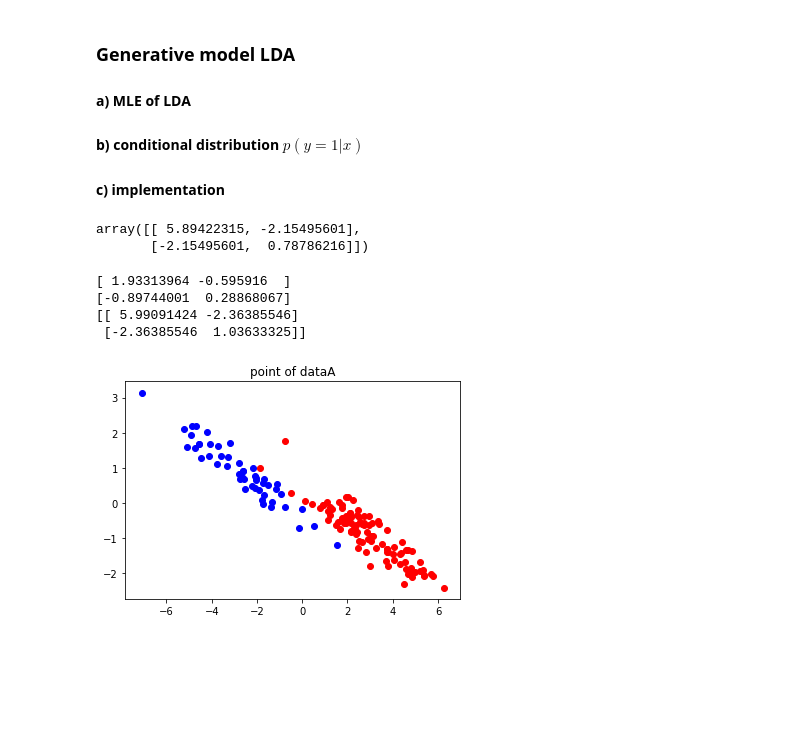
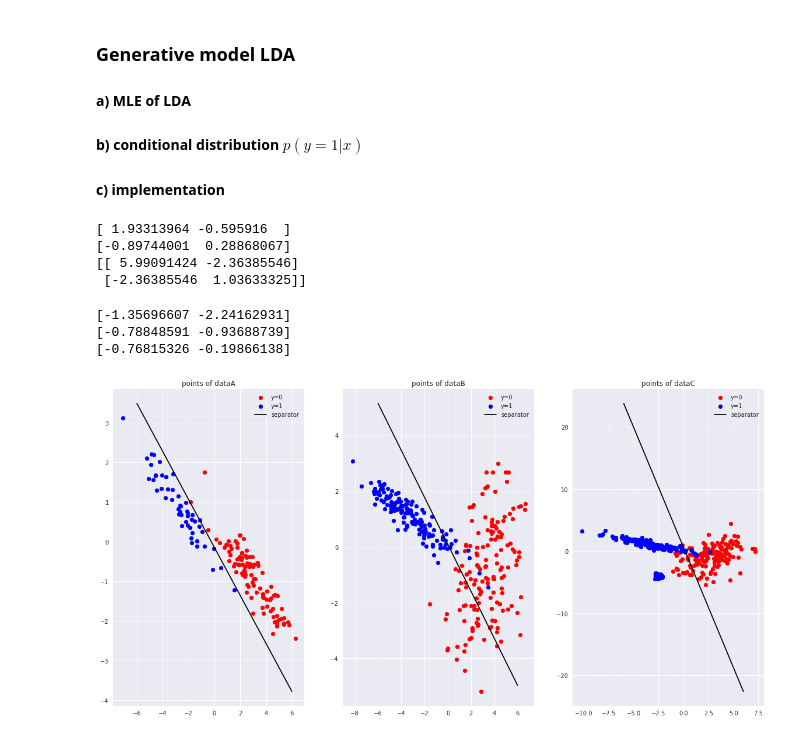
Before and after one commit to sofsoo1995/DM_PGM, a Jupyter notebook: MVA_DM1_Horache_Sofiane.ipynb, the cells around one changed output. Drawn from its saved outputs; the diff is of its cells as text; code cells hidden in the pictures; blank space fills up the shorter version.

```diff
--- a/MVA_DM1_Horache_Sofiane.ipynb
+++ b/MVA_DM1_Horache_Sofiane.ipynb
@@ -154,23 +155,17 @@ def cond_distrib(w, b, pi):
-# %%
-X_train, y_train = separ(dataA)
-sigma = np.zeros((2,2))
-Xc = X_train[y_train==0] - mu0
-a = np.array([Xc[0]])
-a.T.dot(a)
-# %% [output]
-array([[ 5.89422315, -2.15495601],
-       [-2.15495601,  0.78786216]])
 # %%
 # computation of estimated parameters
 def MLE_LDA(data):
+    """This function computes the best estimator for the LDA. The input is the matrix [X,y] it returns mu0, mu1, pi and sigma. T"""
     X_train, y_train = separ(data)
+
+    #estimated parameters
     n = y_train.shape[0]
     mu1 = np.sum(X_train[y_train==1],axis=0)/n
     mu0 = np.sum(X_train[y_train==0],axis=0)/n
     mu = np.sum(X_train,axis=0)/n
     pi = float(np.count_nonzero(y_train))/n
+
     sigma = np.zeros((2,2))
-
     Xc = X_train[y_train==0] - mu0
     for x in Xc:
         x= np.array([x]).T
@@ -185,8 +180,8 @@ def MLE_LDA(data):
     #sigma = np.linalg.inv(sigma)
     #w = sigma.dot(mu1 -mu0)
     #b = mu0.dot(sigma.dot(mu0))-mu1.dot(sigma.dot(mu1))
-    return mu0, mu1, sigma
-mu0, mu1, sigma = MLE_LDA(dataA)
+    return mu0, mu1, sigma, pi
+mu0, mu1, sigma, pi = MLE_LDA(dataA)
 print(mu0)
 print(mu1)
 print(sigma)
@@ -195,16 +190,44 @@ print(sigma)
 [-0.89744001  0.28868067]
 [[ 5.99091424 -2.36385546]
  [-2.36385546  1.03633325]]
+# %%
+def fit_LDA(data):
+    """learn the parameter w and b and pi thanks to the MLE of LDA"""
+    mu0, mu1, sigma, pi = MLE_LDA(data)
+    siginv = np.linalg.inv(sigma)
+    w = siginv.dot(mu1-mu0)
+    b = 0.5*(mu0.dot(siginv.dot(mu0))-mu1.dot(siginv.dot(mu1)))
+    return w,b, pi
+
+def sep_LDA(w,b,pi,x):
+    return 1.0/w[1] * (np.log((1-pi)/pi)-b-w[0]*x)
 # %%
-def plot_data(data,title):
+def plot_data_LDA(data,title):
     X_train, y_train = separ(data)
     x1 = X_train[y_train==1][:,0]
     y1 = X_train[y_train==1][:,1]
     x0 = X_train[y_train==0][:,0]
     y0 = X_train[y_train==0][:,1]
-    plt.scatter(x0,y0,c='r')
-    plt.scatter(x1,y1,c='b')
+
+    w,b,pi = fit_LDA(data)
+    print(w)
+    xline = np.linspace(-6.0,6.0,5)
+    yline = sep_LDA(w,b,pi,xline)
+
+    p1 = plt.scatter(x0,y0,c='r', label='y=0')
+    p2 = plt.scatter(x1,y1,c='b', label= 'y=1')
+    l, = plt.plot(xline,yline, c='black', label='separator')
     plt.title(title)
-plot_data(dataA,"point of dataA")
+    plt.legend(handles=[p1,p2,l])
+plt.figure(figsize=[20,10])
+plt.subplot('131')
+plot_data_LDA(dataA,"points of dataA")
+plt.subplot('132')
+plot_data_LDA(dataB,"points of dataB")
+plt.subplot('133')
+plot_data_LDA(dataC,"points of dataC")
 # %% [output]
+[-1.35696607 -2.24162931]
+[-0.78848591 -0.93688739]
+[-0.76815326 -0.19866138]
-[figure, old version]
+[figure, new version]
```
Also changed, not shown: parts of 6 cells of this notebook.
